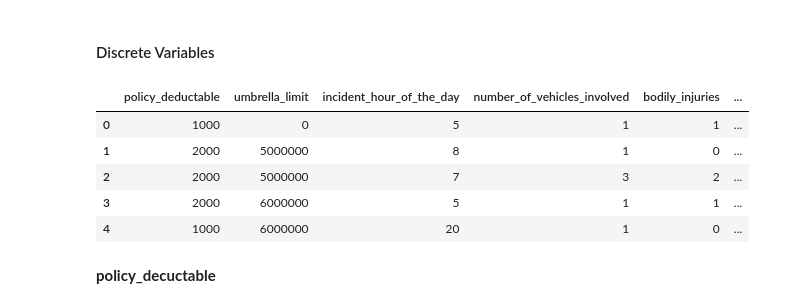
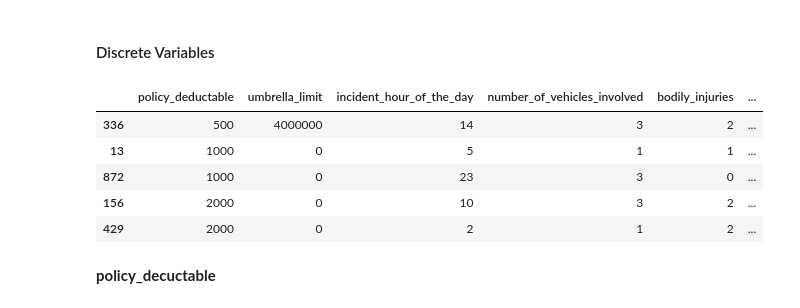
Before and after one commit to IvanNardini/mlpipe-production-code-procedural, a Jupyter notebook: notebooks/2.0-insurance-Feature_Engineering.ipynb, the cells around one changed output. Drawn from its saved outputs; the diff is of its cells as text; code cells hidden in the pictures.

```diff
--- a/notebooks/2.0-insurance-Feature_Engineering.ipynb
+++ b/notebooks/2.0-insurance-Feature_Engineering.ipynb
@@ -164,3 +164,12 @@ print(data_missing)
 False
 # %%
 data.to_csv(interim + '0_data.csv', index=False)
+# %%
+# Train and Test Split
+
+predictors = [col for col in data.columns if col != target]
+
+X_train, X_test, y_train, y_test = train_test_split(data[predictors], data['fraud_reported'],
+                                                    test_size=0.10,
+                                                    random_state=1) # ALWAYS set random seed for reproducibility!
+X_train.shape, X_test.shape
@@ -193,8 +216,8 @@ data.to_csv(interim + '1_data_target.csv', index=False)
 ### Numerical variables
 # %%
 # numerical
-numerical_predictors = [col for col in predictors if data[col].dtypes != 'object']
-discrete_predictors = [col for col in numerical_predictors if len(data[col].unique()) < 30]
+numerical_predictors = [col for col in predictors if X_train[col].dtypes != 'object']
+discrete_predictors = [col for col in numerical_predictors if len(X_train[col].unique()) < 30]
 continuous_predictors = [col for col in numerical_predictors if col not in discrete_predictors]
 # %% [markdown]
 <!-- #### Time variables
@@ -232,14 +255,14 @@ time_predictors = [
 # %% [markdown]
 #### Discrete Variables
 # %%
-data[discrete_predictors].head()
+X_train[discrete_predictors].head()
 # %% [output]
 |  | policy_deductable | umbrella_limit | incident_hour_of_the_day | number_of_vehicles_involved | bodily_injuries | ... |
-| 0 | 1000 | 0 | 5 | 1 | 1 | ... |
-| 1 | 2000 | 5000000 | 8 | 1 | 0 | ... |
-| 2 | 2000 | 5000000 | 7 | 3 | 2 | ... |
-| 3 | 2000 | 6000000 | 5 | 1 | 1 | ... |
-| 4 | 1000 | 6000000 | 20 | 1 | 0 | ... |
+| 336 | 500 | 4000000 | 14 | 3 | 2 | ... |
+| 13 | 1000 | 0 | 5 | 1 | 1 | ... |
+| 872 | 1000 | 0 | 23 | 3 | 0 | ... |
+| 156 | 2000 | 0 | 10 | 3 | 2 | ... |
+| 429 | 2000 | 0 | 2 | 1 | 2 | ... |
 # %% [markdown]
 **policy_decuctable**
 # %%
```
Also changed, not shown: parts of 43 cells of this notebook, 31 other files.
